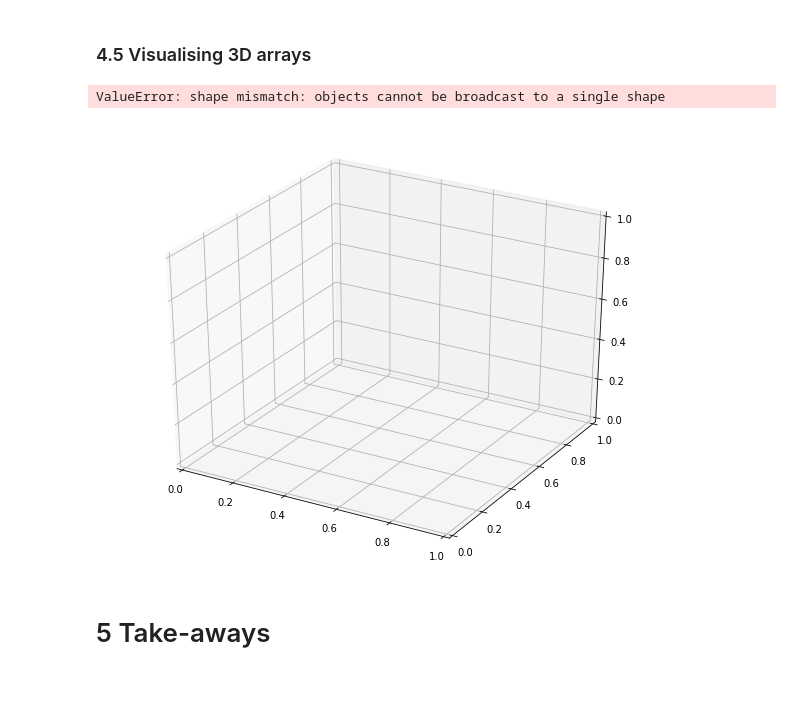
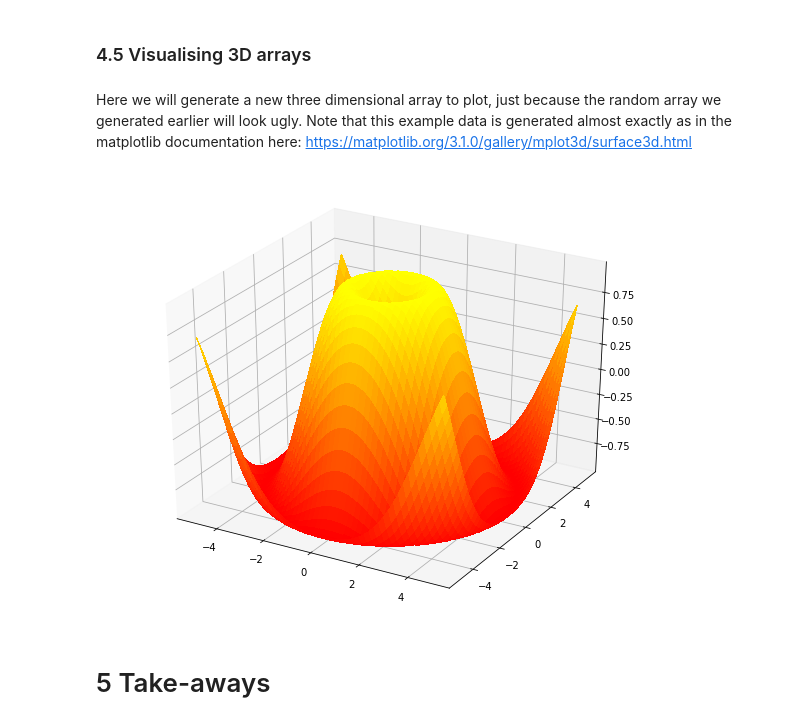
Before and after one commit to jmcook1186/Teaching, a Jupyter notebook: Python/Arrays/Arrays.ipynb, the cells around one changed output. Saved outputs shown, nothing was run; the diff lists cells and outputs as text; code cells hidden in the pictures; blank space fills up the shorter version.

Commit message:
update 3d array plotting and now use .nbytes() for np arrays

```diff
--- a/Python/Arrays/Arrays.ipynb
+++ b/Python/Arrays/Arrays.ipynb
@@ -322,16 +319,26 @@ print(np.size(threeDimArray))
 Notice that the computation time for applying the operation over the 3D array is the same as the computation time over the 2D array of the same size. The number of dimensions has not had a noticeable effect on computation time.
 # %% [markdown]
 ### 4.5 Visualising 3D arrays
+# %% [markdown]
+Here we will generate a new three dimensional array to plot, just because the random array we generated earlier will look ugly. Note that this example data is generated almost exactly as in the matplotlib documentation here: https://matplotlib.org/3.1.0/gallery/mplot3d/surface3d.html
+# %%
+# start with a range of x and y values
+x = np.arange(-5, 5, 0.05)
+y = np.arange(-5, 5, 0.05)
+
+# create a mesh and calculate Z values
+X, Y = np.meshgrid(x, y)
+Z = np.sin(np.sqrt(X**2+Y**2))
 # %%
 from mpl_toolkits import mplot3d
+
 fig = plt.figure(figsize=(10,8))
 ax = plt.axes(projection='3d')
-ax.plot_surface(threeDimArray[0,:,:], threeDimArray[:,0,:], threeDimArray[:,:,0], rstride=1, cstride=1,
-                cmap='viridis', edgecolor='none')
-ax.set_title('surface')
+surf = ax.plot_surface(X, Y, Z, cmap='autumn',
+                       linewidth=0, antialiased=False)
+plt.show()
 # %% [output]
-ValueError: shape mismatch: objects cannot be broadcast to a single shape
-[figure, old version]
+[figure, new version]
 # %% [markdown]
 # 5 Take-aways
 # %% [markdown]
```
Also changed, not shown: parts of 15 cells of this notebook.
